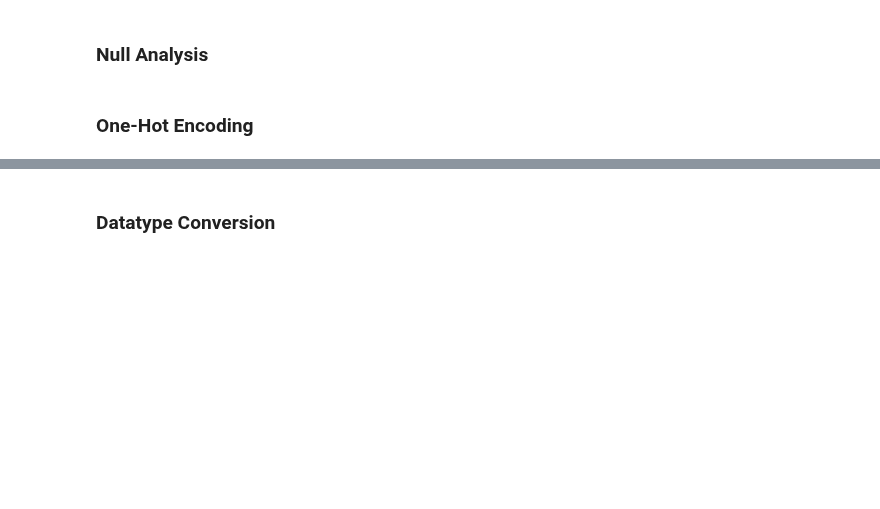
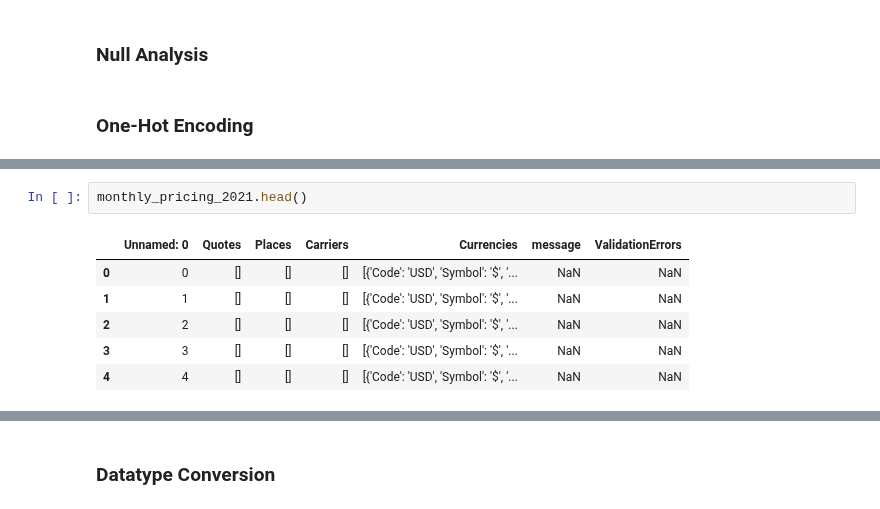
Before and after one commit to chriskuz/ga_capstone, a Jupyter notebook: code/project_notebook.ipynb, the cells around one changed output, grey strips where cells are left out. Saved outputs shown, nothing was run; the diff lists cells and outputs as text; blank space fills up the shorter version.

```diff
--- a/code/project_notebook.ipynb
+++ b/code/project_notebook.ipynb
@@ -429,0 +535,9 @@ None
+# %%
+monthly_pricing_2021.head()
+# %% [output]
+|  | Unnamed: 0 | Quotes | Places | Carriers | Currencies | message | ValidationErrors |
+| 0 | 0 | [] | [] | [] | [{'Code': 'USD', 'Symbol': '$', '... | NaN | NaN |
+| 1 | 1 | [] | [] | [] | [{'Code': 'USD', 'Symbol': '$', '... | NaN | NaN |
+| 2 | 2 | [] | [] | [] | [{'Code': 'USD', 'Symbol': '$', '... | NaN | NaN |
+| 3 | 3 | [] | [] | [] | [{'Code': 'USD', 'Symbol': '$', '... | NaN | NaN |
+| 4 | 4 | [] | [] | [] | [{'Code': 'USD', 'Symbol': '$', '... | NaN | NaN |
```
Also changed, not shown: parts of 23 cells of this notebook.
